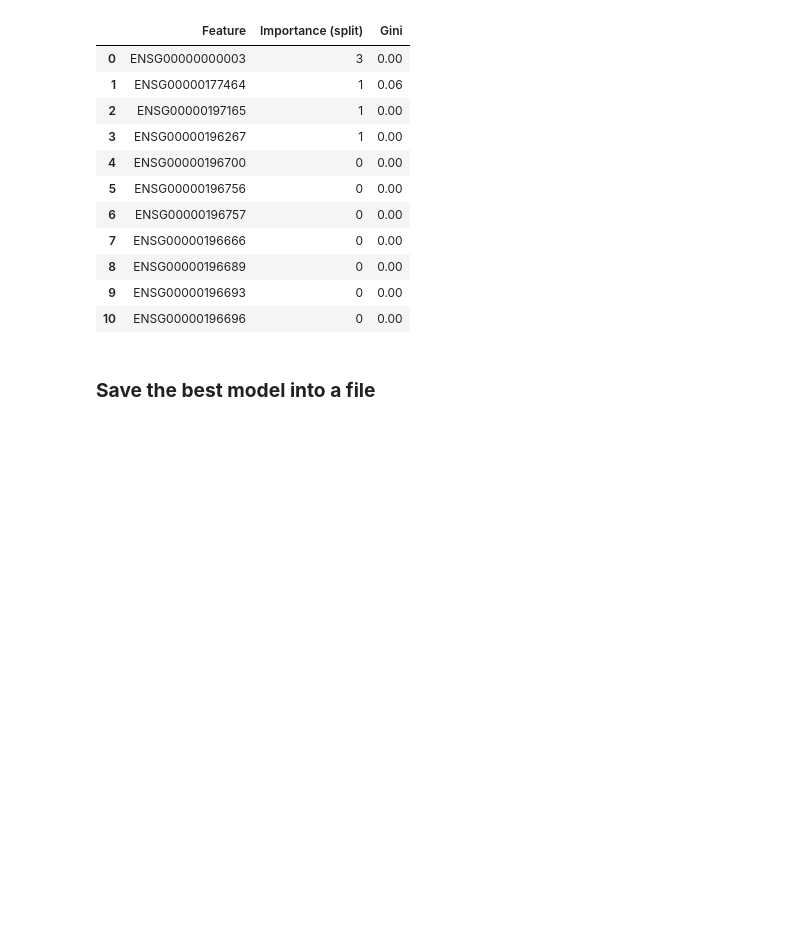
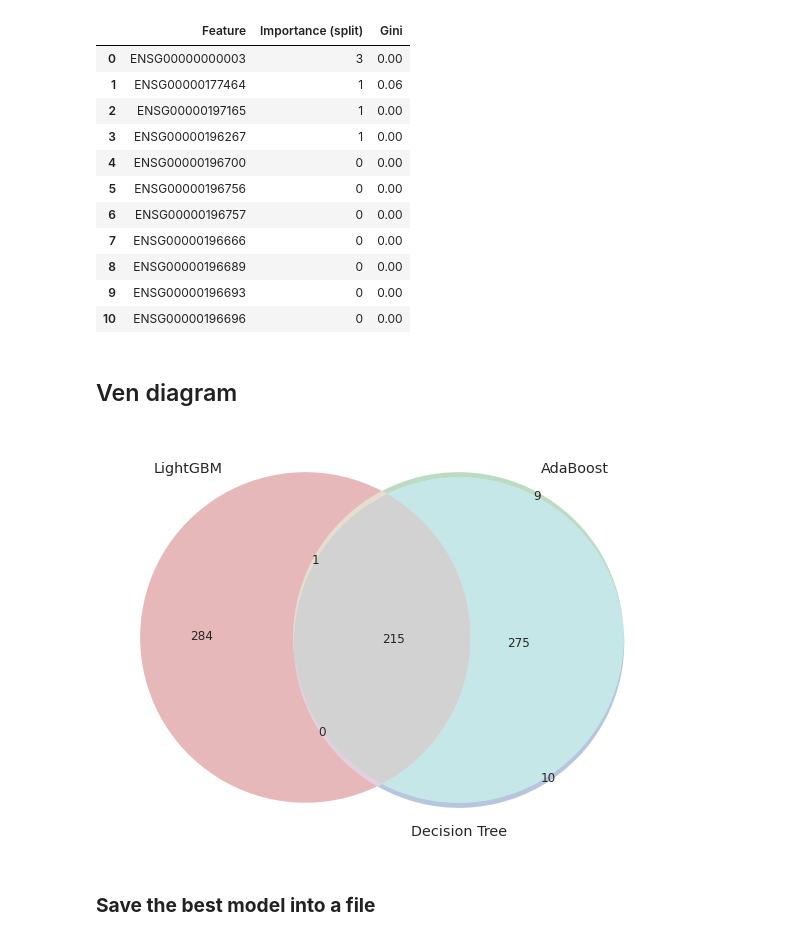
Before and after one commit to sayalaruano/Project3Period-SysBioMaster, a Jupyter notebook: Project1_SysBio_NF_PPCM_classifiers.ipynb, the cells around one changed output. Drawn from its saved outputs; the diff is of its cells as text; code cells hidden in the pictures; blank space fills up the shorter version.

```diff
--- a/Project1_SysBio_NF_PPCM_classifiers.ipynb
+++ b/Project1_SysBio_NF_PPCM_classifiers.ipynb
@@ -324,5 +386,6 @@ ax2.title.set_text('AdaBoostClassifier')
 The feature importance results show that most of the genes have low Gini impurity values, which means that all elements belong to a certain class and there are not highly important genes that helps to the classification task.
 # %%
 # Get the top 50 most important genes for each method
-imp_genes_LGBM = featimp_bestmodel1_sort.iloc[0:300]
-imp_genes_AB = featimp_bestmodel2_sort.iloc[0:300]
+imp_genes_LGBM = featimp_bestmodel1_sort.iloc[0:500]
+imp_genes_AB = featimp_bestmodel2_sort.iloc[0:500]
+imp_genes_DT = featimp_bestmodel3_sort.iloc[0:500]
@@ -350,3 +440,19 @@ consensus_genes.to_csv("Consensus3methods_300important_genes_PPCM.csv")
+# %% [markdown]
+## Ven diagram
+# %%
+imp_genes_LGBM_set = set(imp_genes_LGBM['Feature'])
+imp_genes_AB_set = set(imp_genes_AB['Feature'])
+imp_genes_DT_set = set(imp_genes_DT['Feature'])
+# %%
+# Create Ven diagram
+plt.figure(figsize=(10, 10))
+venn3([imp_genes_LGBM_set, imp_genes_AB_set, imp_genes_DT_set], ('LightGBM', 'AdaBoost', 'Decision Tree'))
+
+# Save the plot
+plt.savefig('Ven_diagram_PPCM_bestmodels.svg', bbox_inches='tight')
+plt.savefig('Ven_diagram_PPCM_bestmodels.png', bbox_inches='tight')
+# %% [output]
+[figure, added]
 # %% [markdown]
 ### **Save the best model into a file**
 # %%
```
Also changed, not shown: parts of 31 cells of this notebook, 44 other files.
